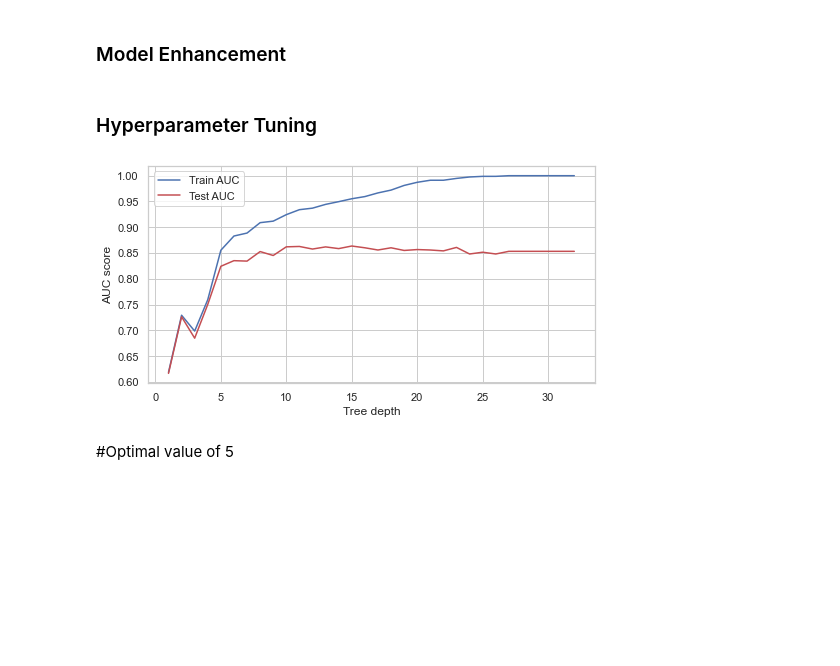
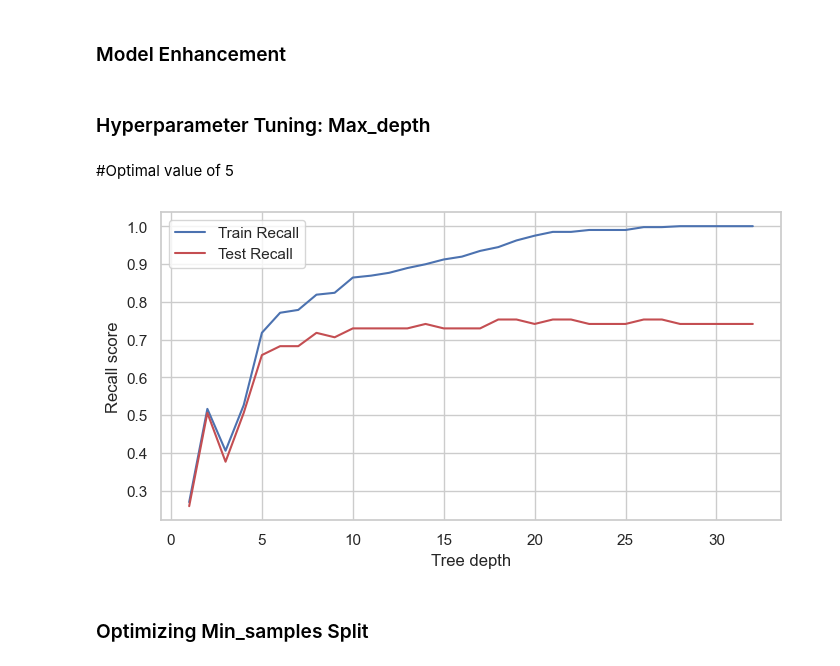
Before and after one commit to MbuguaKanai/phase_3_group_7_project, a Jupyter notebook: student (6) (1).ipynb, the cells around one changed output. Saved outputs shown, nothing was run; the diff lists cells and outputs as text; code cells hidden in the pictures; blank space fills up the shorter version.

Commit message:
Tuning

```diff
--- a/student (6) (1).ipynb
+++ b/student (6) (1).ipynb
@@ -710,40 +749,41 @@ For the Decision Tree classifier:
 # %% [markdown]
 ### Model Enhancement
 # %% [markdown]
-### Hyperparameter Tuning
+### Hyperparameter Tuning: Max_depth
-# %%
-# Identify the optimal tree depth for given data
-max_depths = list(range(1, 33))
-
-# Initializing empty arrays to store the training and test AUC scores
-train_results = []
-test_results = []
-
-# Loop over different max_depth values
-for max_depth in max_depths:
-    dt = DecisionTreeClassifier(criterion='entropy', max_depth=max_depth, random_state=42)
-    dt.fit(X_train, y_train)
-    train_pred = dt.predict(X_train)
-    false_positive_rate, true_positive_rate, thresholds = roc_curve(y_train, train_pred)
-    roc_auc = auc(false_positive_rate, true_positive_rate)
-
-    # Add auc score to previous train results
-    train_results.append(roc_auc)
-    y_pred = dt.predict(X_test)
-    false_positive_rate, true_positive_rate, thresholds = roc_curve(y_test, y_pred)
-    roc_auc = auc(false_positive_rate, true_positive_rate)
-
-    # Add auc score to previous test results
-    test_results.append(roc_auc)
-
-plt.figure(figsize=(8,4))
-plt.plot(max_depths, train_results, 'b', label='Train AUC')
-plt.plot(max_depths, test_results, 'r', label='Test AUC')
-plt.ylabel('AUC score')
-plt.xlabel('Tree depth')
-plt.legend()
-plt.show()
-# %% [output]
-[figure, removed]
 # %% [markdown]
 #Optimal value of 5
+# %%
+from sklearn.metrics import recall_score
+max_depths = list(range(1, 33))
+
+# Initializing empty arrays to store the training and test recall scores
+train_results = []
+test_results = []
+
+# Loop over different max_depth values
+for max_depth in max_depths:
+    dt = DecisionTreeClassifier(criterion='entropy', max_depth=max_depth, random_state=42)
+    dt.fit(X_train_scaled, y_train)
+    train_pred = dt.predict(X_train_scaled)
+    train_recall = recall_score(y_train, train_pred)
+
+    # Add recall score to previous train results
+    train_results.append(train_recall)
+
+    y_pred = dt.predict(X_test_scaled)
+    test_recall = recall_score(y_test, y_pred)
+
+    # Add recall score to previous test results
+    test_results.append(test_recall)
+
+plt.figure(figsize=(8, 4))
+plt.plot(max_depths, train_results, 'b', label='Train Recall')
+plt.plot(max_depths, test_results, 'r', label='Test Recall')
+plt.ylabel('Recall score')
+plt.xlabel('Tree depth')
+plt.legend()
+plt.show()
+# %% [output]
+[figure, added]
+# %% [markdown]
+### Optimizing  Min_samples Split
```
Also changed, not shown: parts of 14 cells of this notebook.
